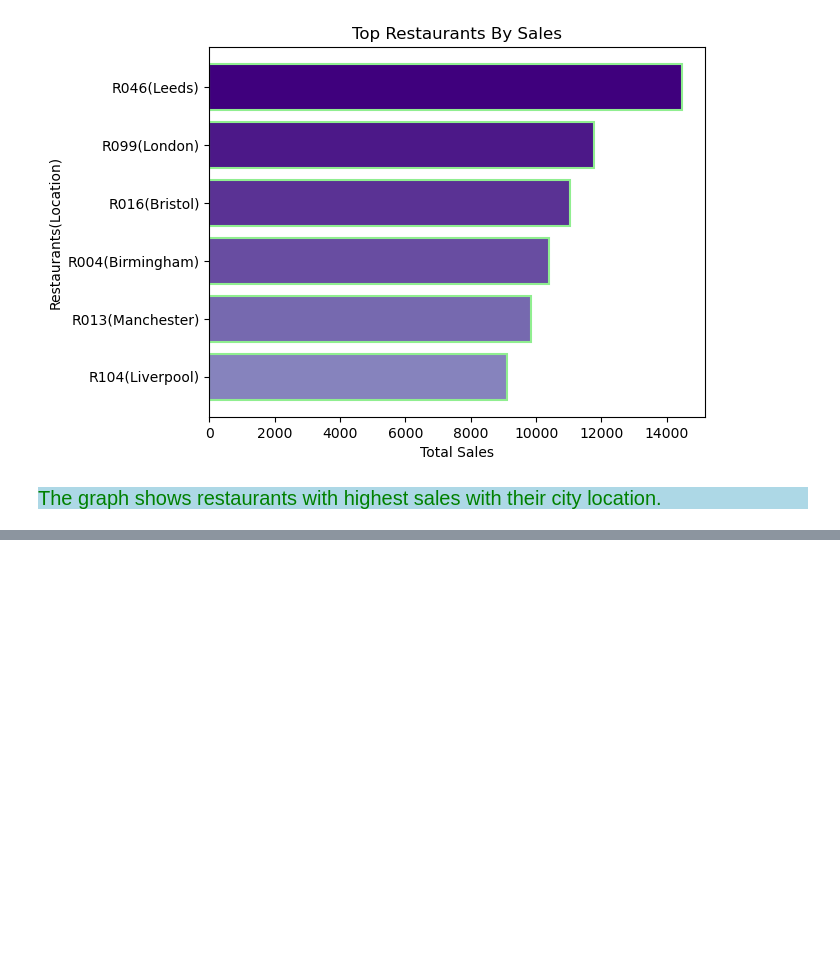
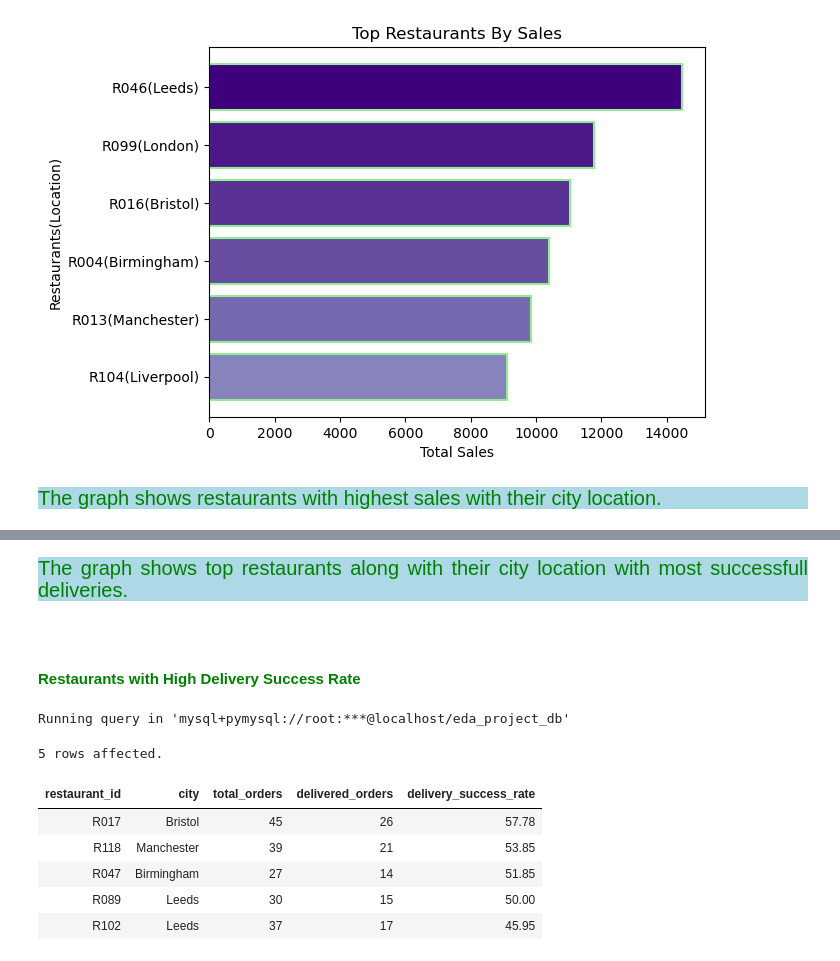
Before and after one commit to Kartika-Nidhi/SQLProjects, a Jupyter notebook: RestaurantAnalysis.ipynb, the cells around one changed output, grey strips where cells are left out. Drawn from its saved outputs; the diff is of its cells as text; code cells hidden in the pictures; blank space fills up the shorter version.

Commit message:
Inter table analysis completed

```diff
--- a/RestaurantAnalysis.ipynb
+++ b/RestaurantAnalysis.ipynb
@@ -1007,0 +1073,43 @@ plt.show()
+# %% [markdown]
+<div style = "background-color:lightblue; color:green; font-size:20px; text-align:justify">The graph shows top restaurants along with their city location with most successfull deliveries.
+# %% [markdown]
+<div>
+# %% [markdown]
+<h4 style = "color:green">Restaurants with High Delivery Success Rate
+# %%
+%%sql
+
+SELECT
+    r.restaurant_id,
+    r.city,
+    COUNT(*) AS total_orders,
+    SUM(CASE
+            WHEN o.status = 'Delivered' THEN 1
+            ELSE 0
+        END) AS delivered_orders,
+    ROUND(
+        100 * SUM(CASE
+                      WHEN o.status = 'Delivered' THEN 1
+                      ELSE 0
+                  END) / COUNT(*),
+        2
+    ) AS delivery_success_rate
+FROM restaurants r
+JOIN orders_medium o
+    ON r.restaurant_id = o.restaurant_id
+GROUP BY
+    r.restaurant_id,
+    r.city
+ORDER BY
+    delivery_success_rate DESC,
+    delivered_orders DESC
+    LIMIT 5;
+# %% [output]
+Running query in 'mysql+pymysql://root:***@localhost/eda_project_db'
+5 rows affected.
+| restaurant_id | city | total_orders | delivered_orders | delivery_success_rate |
+| R017 | Bristol | 45 | 26 | 57.78 |
+| R118 | Manchester | 39 | 21 | 53.85 |
+| R047 | Birmingham | 27 | 14 | 51.85 |
+| R089 | Leeds | 30 | 15 | 50.00 |
+| R102 | Leeds | 37 | 17 | 45.95 |
```
Also changed, not shown: parts of 8 cells of this notebook.
